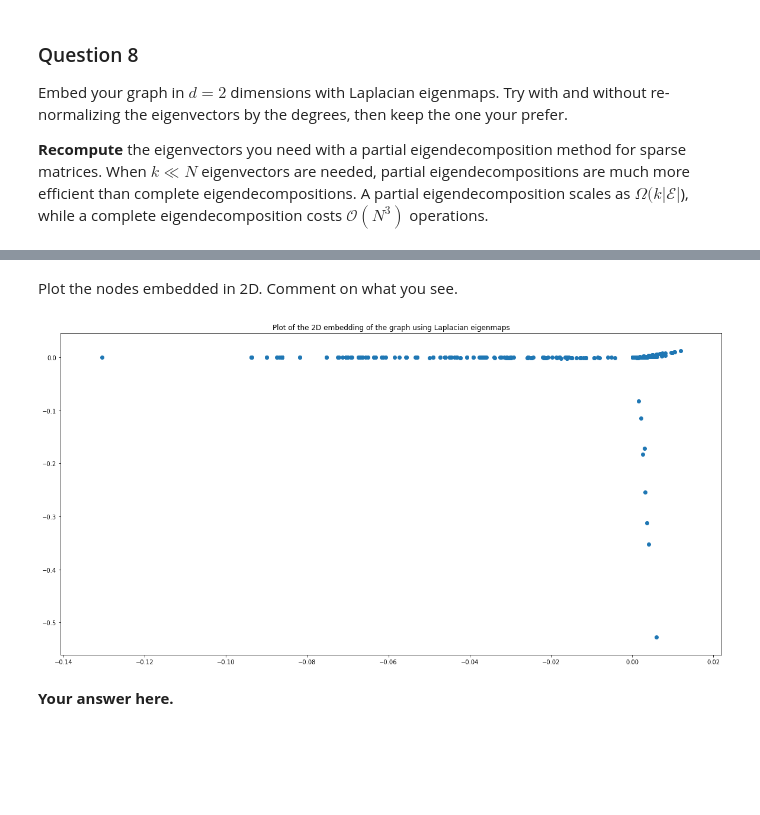
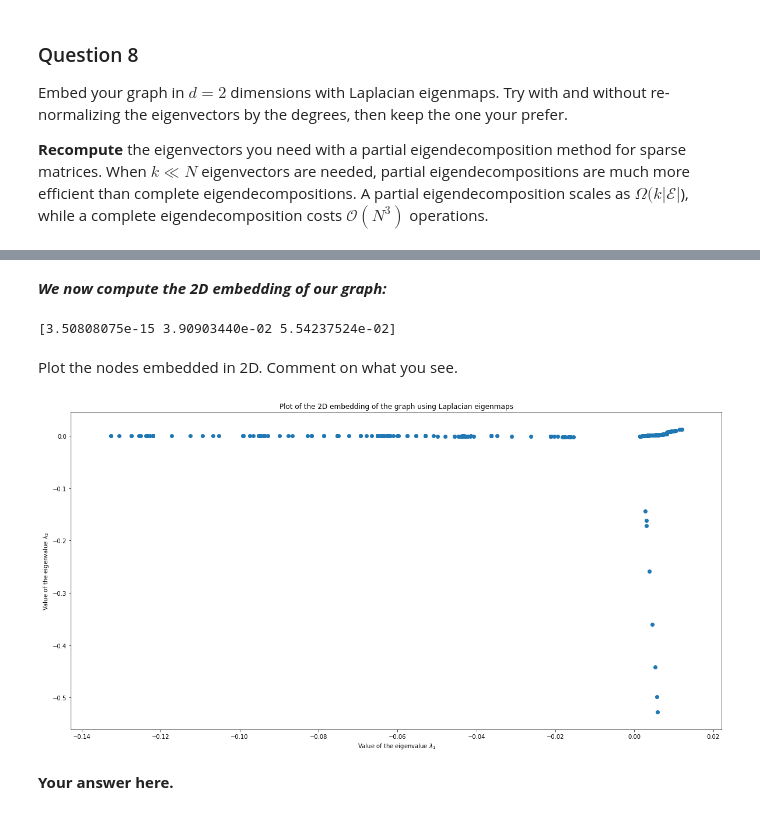
Before and after one commit to Adirlou/ntds_2018, a Jupyter notebook: 3_spectral_graph_theory.ipynb, the cells around one changed output, grey strips where cells are left out. Saved outputs shown, nothing was run; the diff lists cells and outputs as text; code cells hidden in the pictures; blank space fills up the shorter version.

```diff
--- a/3_spectral_graph_theory.ipynb
+++ b/3_spectral_graph_theory.ipynb
@@ -201,3 +281,15 @@ The graph $\mathcal{G}$ is thus embedded as $Z \in \mathbb{R}^{N \times d}$.
+# %%
+#Compute the matrix D of degrees
+D = np.diag(np.sum(adjacency, axis=0))
+
+#Compute the grah laplacian and store in CSR format
+laplacian_combinatorial =  sparse.csr_matrix(D - adjacency)
+
+#Compute the normalized graph laplacian and store in CSR format
+inverse_sqrt_D = scipy.linalg.inv(scipy.linalg.sqrtm(D))
+laplacian_normalized = sparse.csr_matrix(inverse_sqrt_D @ laplacian_combinatorial @ inverse_sqrt_D)
+# %%
+laplacian = laplacian_combinatorial
 # %% [markdown]
 ### Question 7
 
@@ -216,14 +312,29 @@ A partial eigendecomposition scales as $\Omega(k |\mathcal{E}|$), while a comple
 # %%
 def compute_embedding_fiedler(laplacian, dim, normalized_eig=False):
+    """Given a graph laplacian and a target dimension, this function
+    computes a graph embedding in the chosen dimension. There is the
+    option to normalize the eigenvectors in the process."""
+
+    #Compute the k first eigenvectors (k depends on the target dimension)
     k_eigenvalues, k_eigenvectors = scipy.sparse.linalg.eigsh(laplacian, k=1+dim, which='SA')
-    fiedler_vector = k_eigenvectors[:, n_connected_components]
+
+    #Normalize the eigenvectors if needed
     if normalized_eig:
         k_eigenvectors = inverse_sqrt_D @ k_eigenvectors
 
+    #Compute the fiedler vector
+    fiedler_vector = k_eigenvectors[:, 1]
+
+    #Compute the embedding for each node
     embedding = np.zeros((n_nodes, dim))
     for i in range(n_nodes):
         for k_th in range(dim):
             embedding[i, k_th] = k_eigenvectors[i, 1+k_th]
+
     return embedding, fiedler_vector
+# %% [markdown]
+***We now compute the 2D embedding of our graph:***
 # %%
-embedding_2d, fiedler_vector = compute_embedding_fiedler(laplacian, 2, normalized_eig=True)
+embedding_2d, fiedler_vector = compute_embedding_fiedler(laplacian, 2, normalized_eig=False)
+# %% [output]
+[3.50808075e-15 3.90903440e-02 5.54237524e-02]
@@ -234,10 +343,12 @@ Plot the nodes embedded in 2D. Comment on what you see.
 # %%
 plt.figure(figsize=(20, 10))
 plt.scatter(embedding_2d[:, 0], embedding_2d[:, 1])
+plt.xlabel('Value of the eigenvalue $\lambda_1$')
+plt.ylabel('Value of the eigenvalue $\lambda_2$')
 plt.title('Plot of the 2D embedding of the graph using Laplacian eigenmaps')
 plt.show()
 # %% [output]
-[figure, old version]
+[figure, new version]
 # %% [markdown]
 **Your answer here.**
 # %% [markdown]
```
Also changed, not shown: parts of 19 cells of this notebook.
